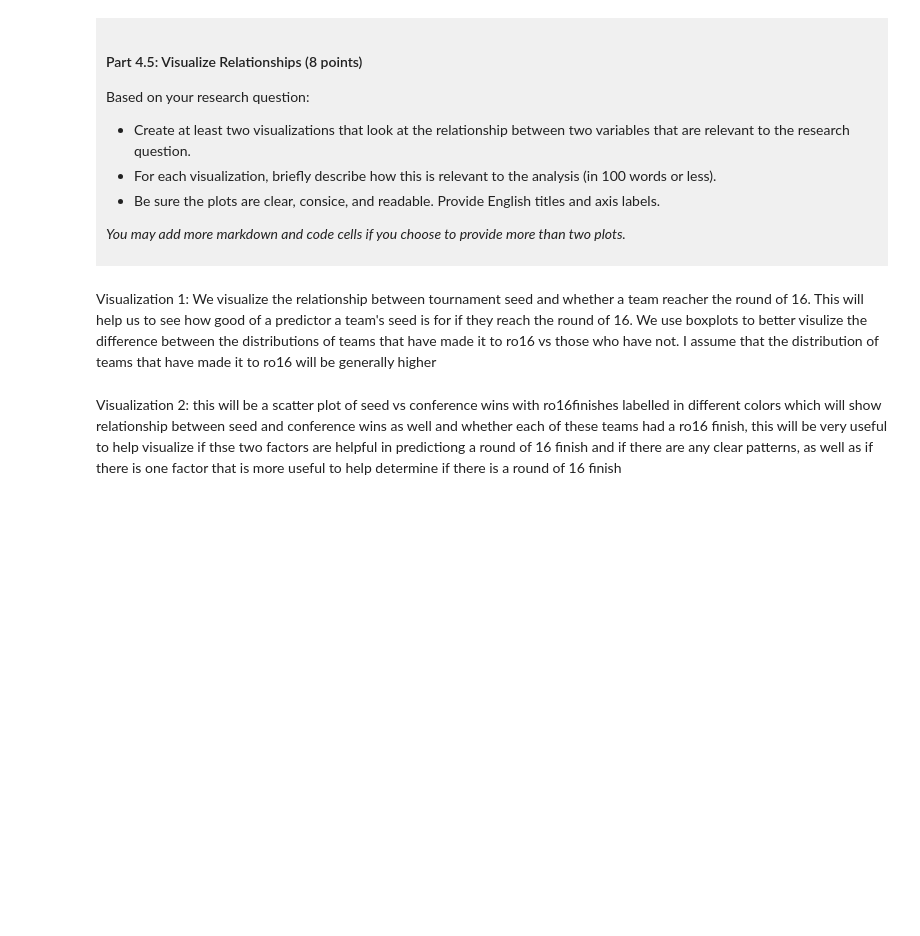
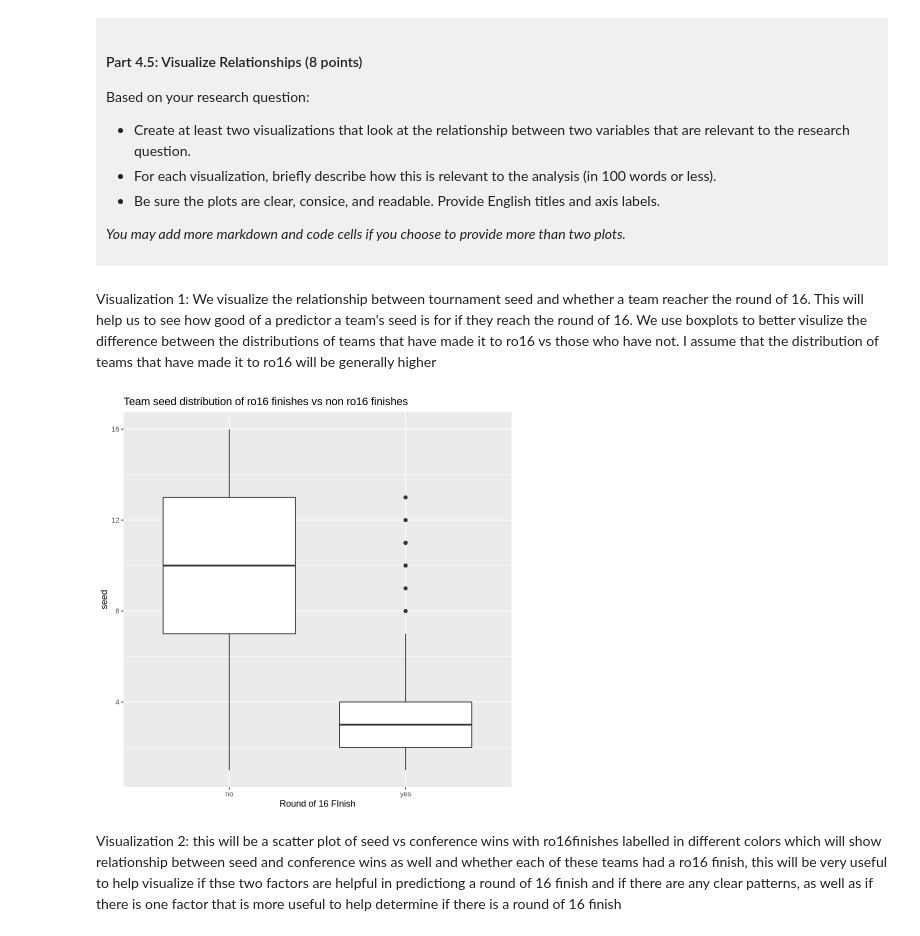
Before and after one commit to maxwellchen16-dotcom/dsci-100-project-maxwell-chen, a Jupyter notebook: dsci-100-project-notebook.ipynb, the cells around one changed output. Drawn from its saved outputs; the diff is of its cells as text; code cells hidden in the pictures; blank space fills up the shorter version.

```diff
--- a/dsci-100-project-notebook.ipynb
+++ b/dsci-100-project-notebook.ipynb
@@ -399,9 +399,14 @@ Visualization 1: We visualize the relationship between tournament seed and wheth
 # %%
 vis1 <- ggplot(categorical, aes(x = ro16finish, y = seed)) +
     geom_boxplot() +
     labs(
-        x = "",
-        y = "",
+        title = "Team seed distribution of ro16 finishes vs non ro16 finishes",
+        x = "Round of 16 FInish",
+        y = "seed")
+
+vis1
+# %% [output]
+[figure, added]
 # %% [markdown]
 Visualization 2: this will be a scatter plot of seed vs conference wins with ro16finishes labelled in different colors which will show relationship between seed and conference wins as well and whether each of these teams had a ro16 finish, this will be very useful to help visualize if thse two factors are helpful in predictiong a round of 16 finish and if there are any clear patterns, as well as if there is one factor that is more useful to help determine if there is a round of 16 finish
 # %%
```
Also changed, not shown: parts of 3 cells of this notebook.
